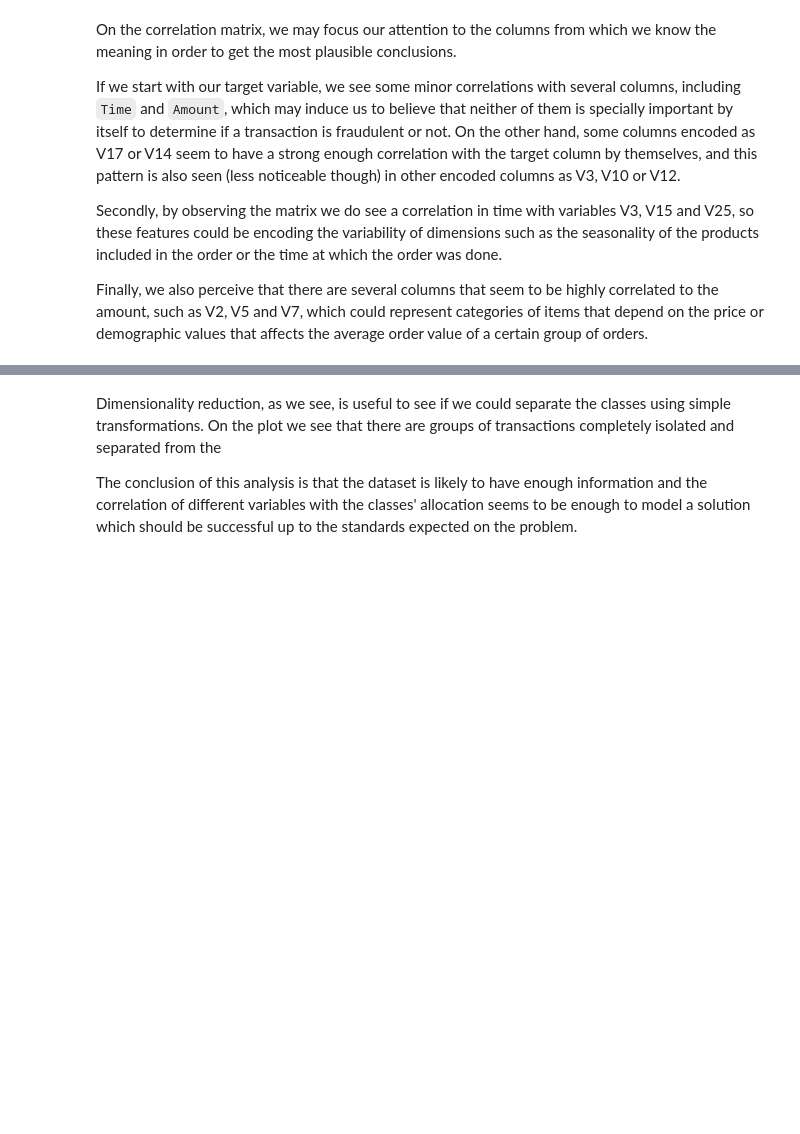
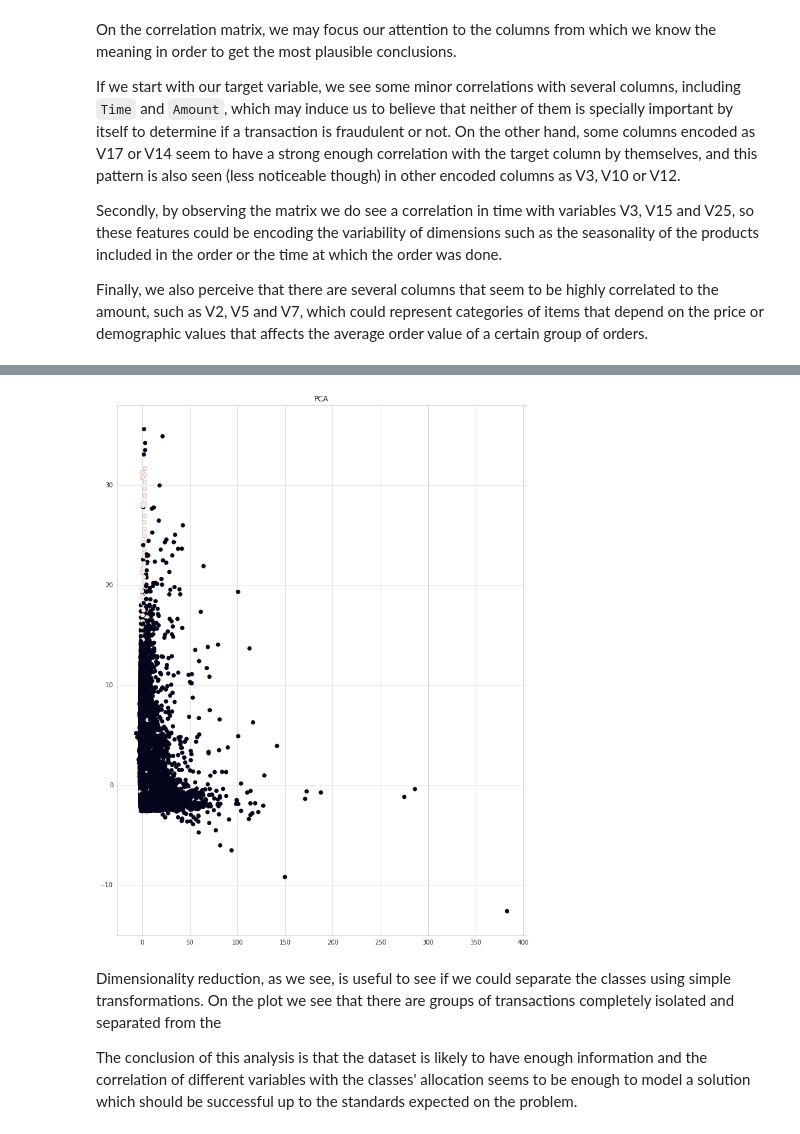
Before and after one commit to josumsc/credit-card-fraud-detection, a Jupyter notebook: src/credit_card_fraud_detection.ipynb, the cells around one changed output, grey strips where cells are left out. Saved outputs shown, nothing was run; the diff lists cells and outputs as text; code cells hidden in the pictures; blank space fills up the shorter version.

```diff
--- a/src/credit_card_fraud_detection.ipynb
+++ b/src/credit_card_fraud_detection.ipynb
@@ -109,3 +121,26 @@ fraud_transformed = fraud.copy()
+# %%
+train_transformed = train.copy()
+
+# Scale the data using RobustScaler
+rob_scaler = RobustScaler().fit(train_transformed[["Amount", "Time"]])
+train_transformed[["Amount", "Time"]] = rob_scaler.transform(train_transformed[["Amount", "Time"]])
+
+# Use dimensionality reduction
+reductors = {
+    "PCA": PCA(n_components=2),
+    # "T-SNE": TSNE(n_components=2),
+}
+labels = train_transformed["Class"]
+
+for reductor_name, reductor in reductors.items():
+    fig, ax = plt.subplots(figsize=(12, 16))
+    reduced_train = reductor.fit_transform(train_transformed.values)
+    ax.scatter(reduced_train[:, 0], reduced_train[:, 1], c=labels==0, label="Legitimate Transaction")
+    ax.scatter(reduced_train[:, 0], reduced_train[:, 1], c=labels==1, label="Fraudulent Transaction",)
+    ax.set_title(reductor_name)
+plt.show()
+# %% [output]
+[figure, added]
 # %% [markdown]
 Dimensionality reduction, as we see, is useful to see if we could separate the classes using simple transformations. On the plot we see that there are groups of transactions completely isolated and separated from the
 
```
Also changed, not shown: parts of 47 cells of this notebook.
